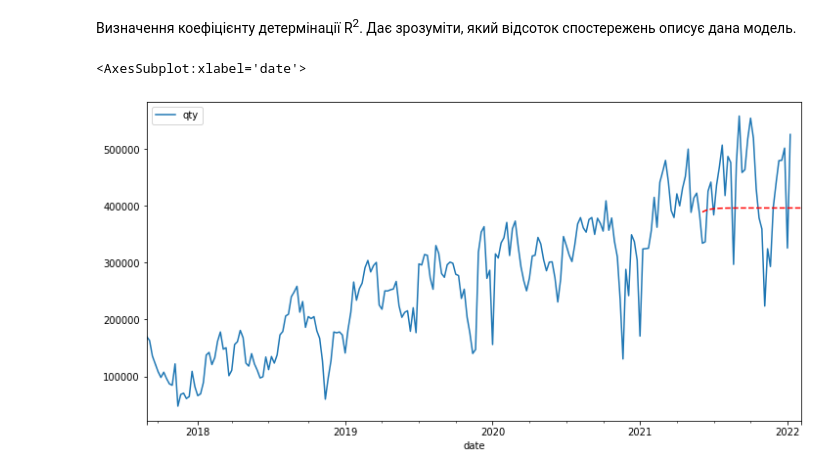
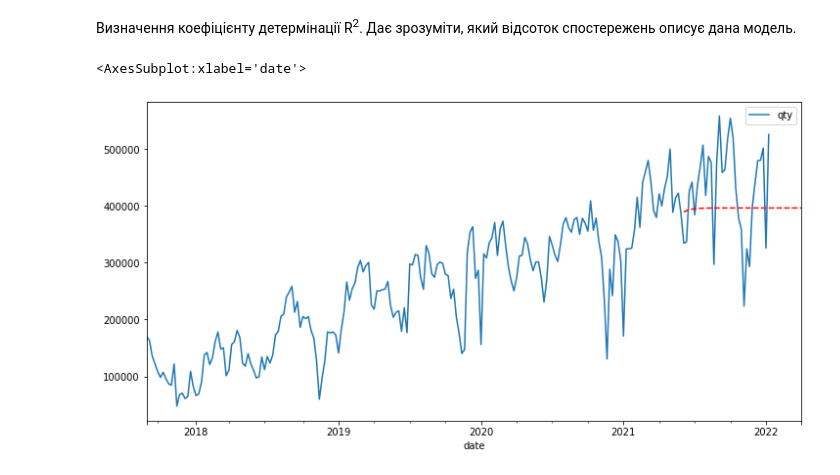
Before and after one commit to markbugatti/arima-basic-diploma, a Jupyter notebook: analyze_views.ipynb, the cells around one changed output. Drawn from its saved outputs; the diff is of its cells as text; code cells hidden in the pictures.

Commit message:
predict to date corrected

```diff
--- a/analyze_views.ipynb
+++ b/analyze_views.ipynb
@@ -304,22 +304,22 @@ print(q_test_data_frame)
 Визначення коефіцієнту детермінації R<sup>2</sup>. Дає зрозуміти, який відсоток спостережень описує дана модель.
 # %%
 # resets date_to if runs several times in a row
-if date_to == '2022-01-31':
+if date_to == '2022-03-31':
     date_to = '2021-06-01'
 
-date_from, date_to = date_to, '2022-01-31'
+date_from, date_to = date_to, '2022-03-31'
 pred = model_fit.predict(date_from, date_to, typ='levels')
 
 trn = data[date_from:]
 #r2 = r2_score(trn, pred[1:32])
 
 #print('R^2: %1.2f' % r2)
 
 data.plot(figsize=(12,6))
 pred.plot(style='r--')
 
 #plotly_df(pred, title="views prediction")
 #trn.plot()
 # %% [output]
 <AxesSubplot:xlabel='date'>
-[figure, old version]
+[figure, new version]
```
Also changed, not shown: parts of 1 cell of this notebook.
